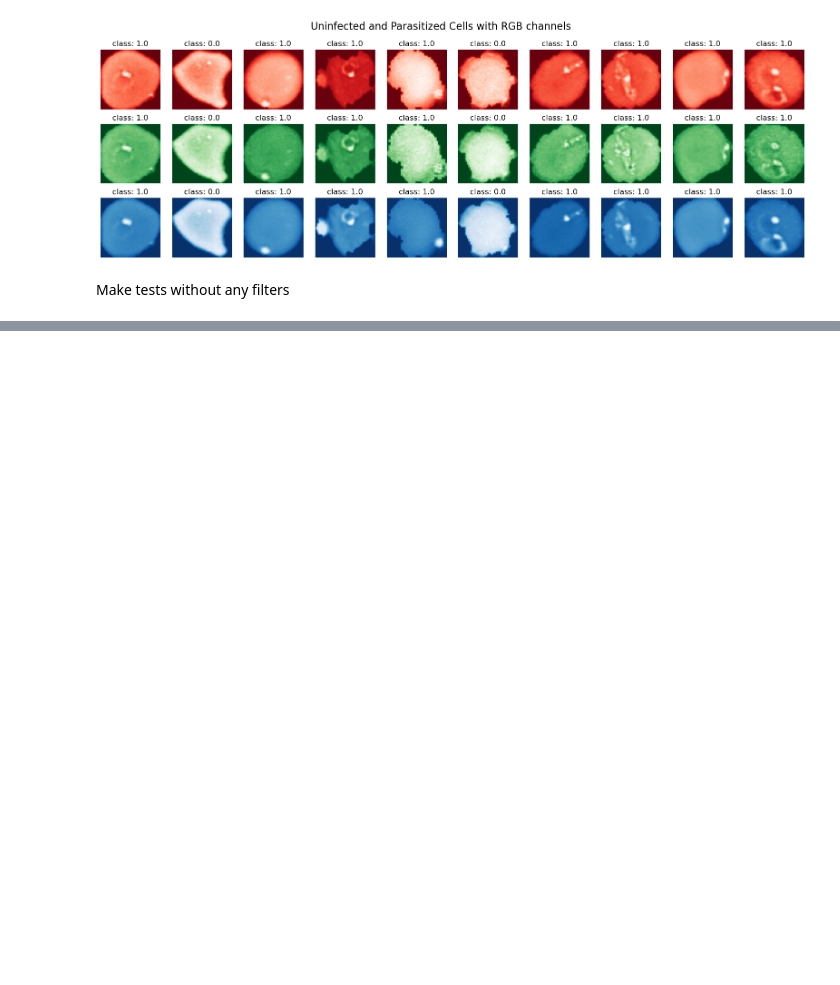
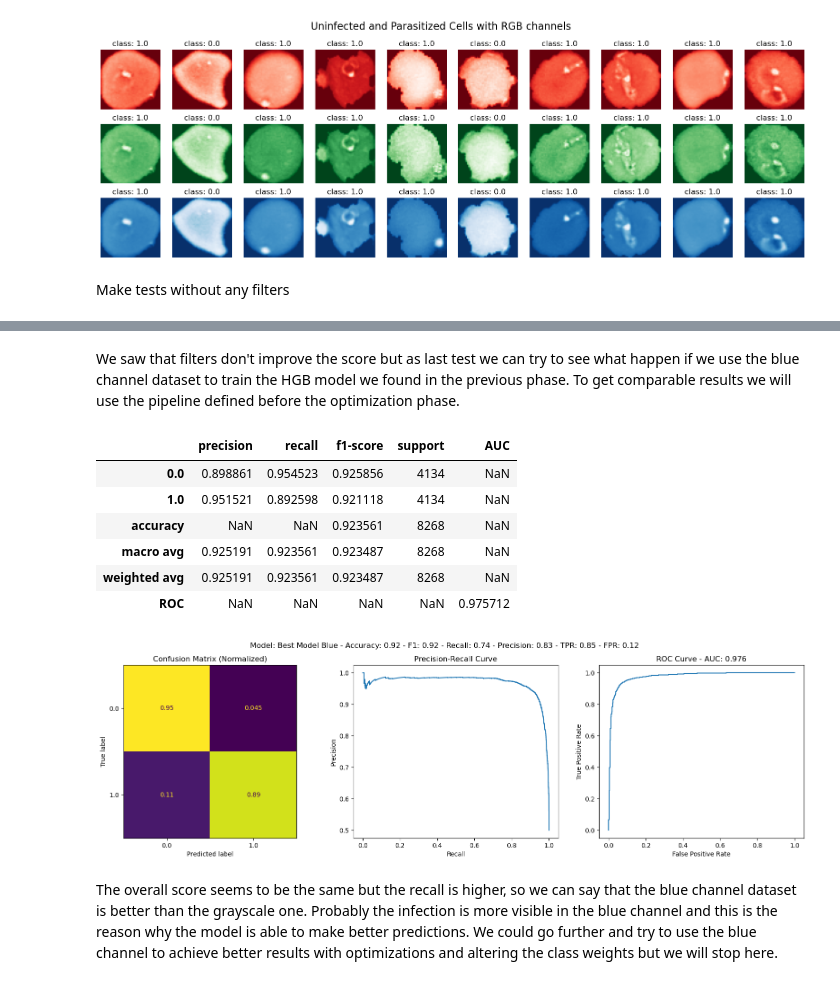
Before and after one commit to effibot/ML_2122_Project, a Jupyter notebook: notebooks/classification_notebook.ipynb, the cells around one changed output, grey strips where cells are left out. Cells and saved outputs as stored; diff of their text form; code cells hidden in the pictures; blank space fills up the shorter version.

```diff
--- a/notebooks/classification_notebook.ipynb
+++ b/notebooks/classification_notebook.ipynb
@@ -1299,0 +1345,17 @@ s_wav
+# %% [markdown]
+We saw that filters don't improve the score but as last test we can try to see what happen if we use the blue channel dataset to train the HGB model we found in the previous phase. To get comparable results we will use the pipeline defined before the optimization phase.
+# %%
+# Test the HGB model on the blue dataset
+score_blue, _ = get_scores(robust_pipe_HGB, X_B_train, y_B_train, X_B_test, y_B_test, display=True, name="HGB Blue")
+score_blue
+# %% [output]
+|  | precision | recall | f1-score | support | AUC |
+| 0.0 | 0.898861 | 0.954523 | 0.925856 | 4134 | NaN |
+| 1.0 | 0.951521 | 0.892598 | 0.921118 | 4134 | NaN |
+| accuracy | NaN | NaN | 0.923561 | 8268 | NaN |
+| macro avg | 0.925191 | 0.923561 | 0.923487 | 8268 | NaN |
+| weighted avg | 0.925191 | 0.923561 | 0.923487 | 8268 | NaN |
+| ROC | NaN | NaN | NaN | NaN | 0.975712 |
+[figure, added]
+# %% [markdown]
+The overall score seems to be the same but the recall is higher, so we can say that the blue channel dataset is better than the grayscale one. Probably the infection is more visible in the blue channel and this is the reason why the model is able to make better predictions. We could go further and try to use the blue channel to achieve better results with optimizations and altering the class weights but we will stop here.
```
Also changed, not shown: parts of 43 cells of this notebook, 6 other files.
